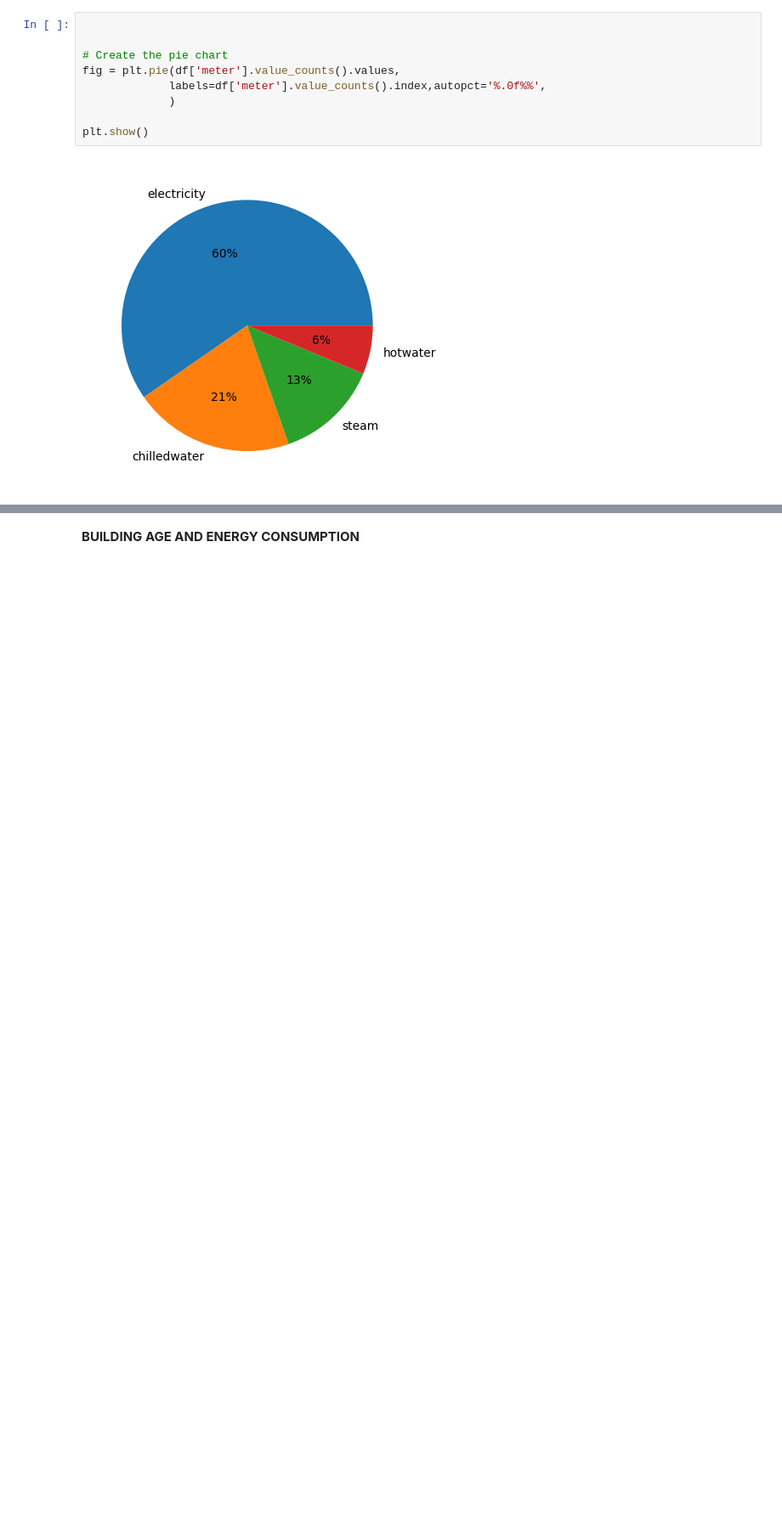
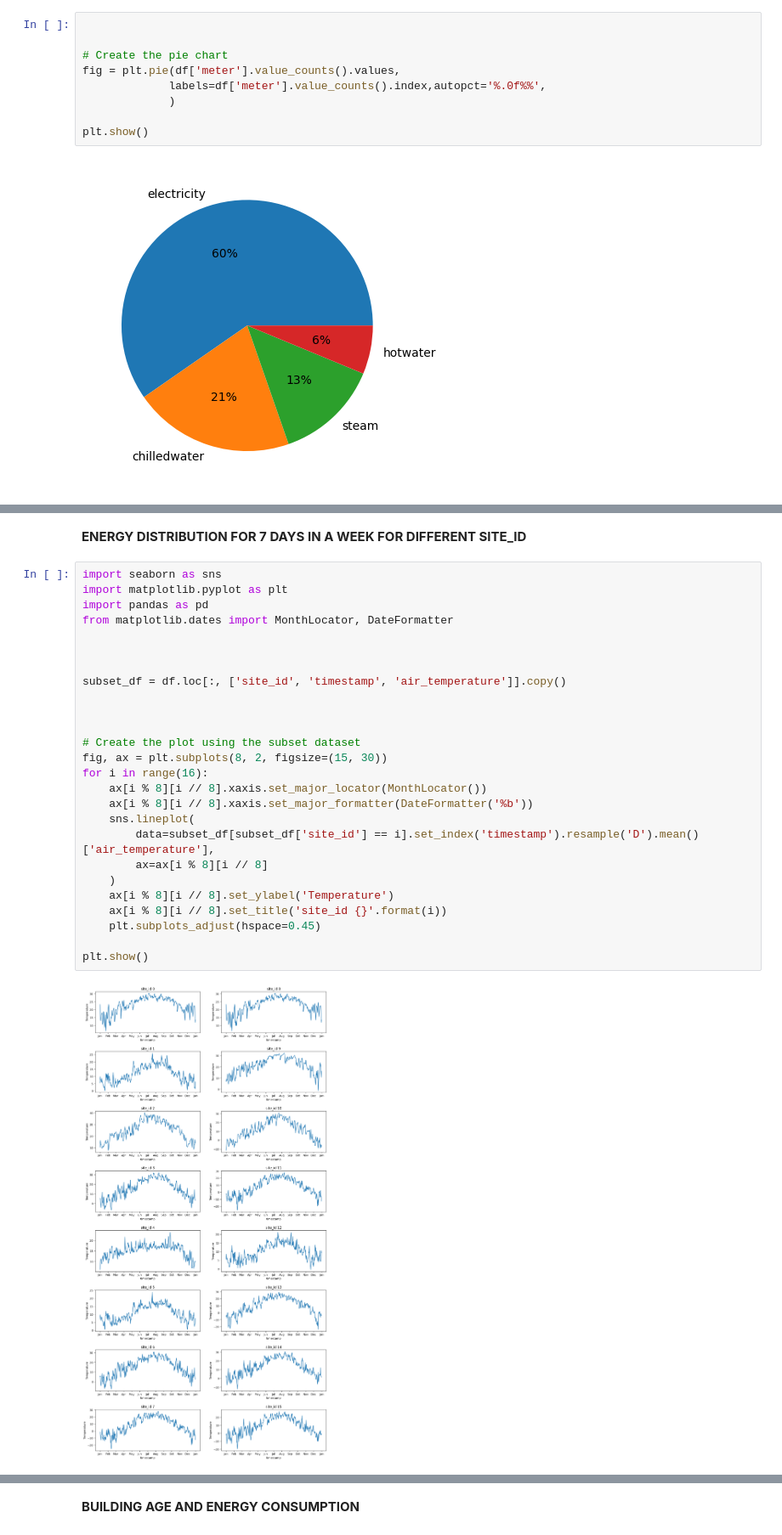
Before and after one commit to asifabbas478/EDA_Energy_Consumption, a Jupyter notebook: EDA_Energy_consumption.ipynb, the cells around one changed output, grey strips where cells are left out. Shown at 85% size. Drawn from its saved outputs; the diff is of its cells as text; blank space fills up the shorter version.

```diff
--- a/EDA_Energy_consumption.ipynb
+++ b/EDA_Energy_consumption.ipynb
@@ -556,0 +565,30 @@ plt.show()
+# %% [markdown]
+**ENERGY DISTRIBUTION FOR 7 DAYS IN A WEEK FOR DIFFERENT SITE_ID**
+# %%
+import seaborn as sns
+import matplotlib.pyplot as plt
+import pandas as pd
+from matplotlib.dates import MonthLocator, DateFormatter
+
+
+
+subset_df = df.loc[:, ['site_id', 'timestamp', 'air_temperature']].copy()
+
+
+
+# Create the plot using the subset dataset
+fig, ax = plt.subplots(8, 2, figsize=(15, 30))
+for i in range(16):
+    ax[i % 8][i // 8].xaxis.set_major_locator(MonthLocator())
+    ax[i % 8][i // 8].xaxis.set_major_formatter(DateFormatter('%b'))
+    sns.lineplot(
+        data=subset_df[subset_df['site_id'] == i].set_index('timestamp').resample('D').mean()['air_temperature'],
+        ax=ax[i % 8][i // 8]
+    )
+    ax[i % 8][i // 8].set_ylabel('Temperature')
+    ax[i % 8][i // 8].set_title('site_id {}'.format(i))
+    plt.subplots_adjust(hspace=0.45)
+
+plt.show()
+# %% [output]
+[figure, added]
```
Also changed, not shown: parts of 63 cells of this notebook.
